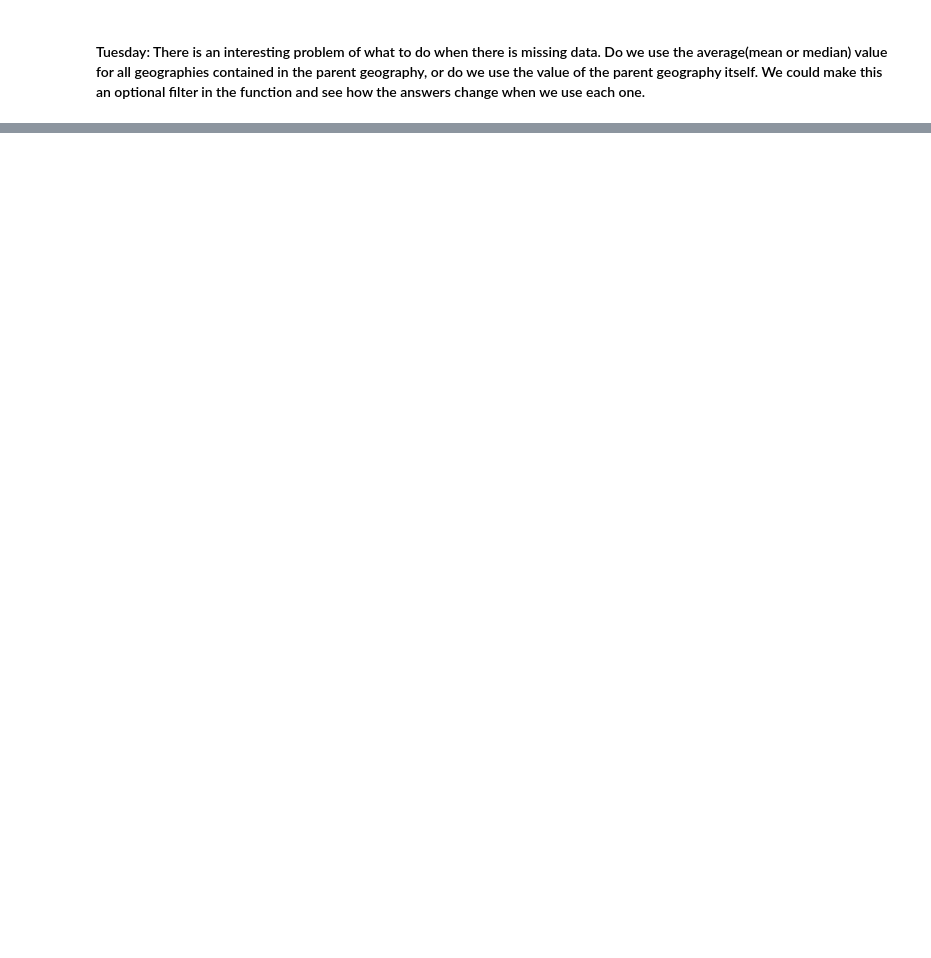
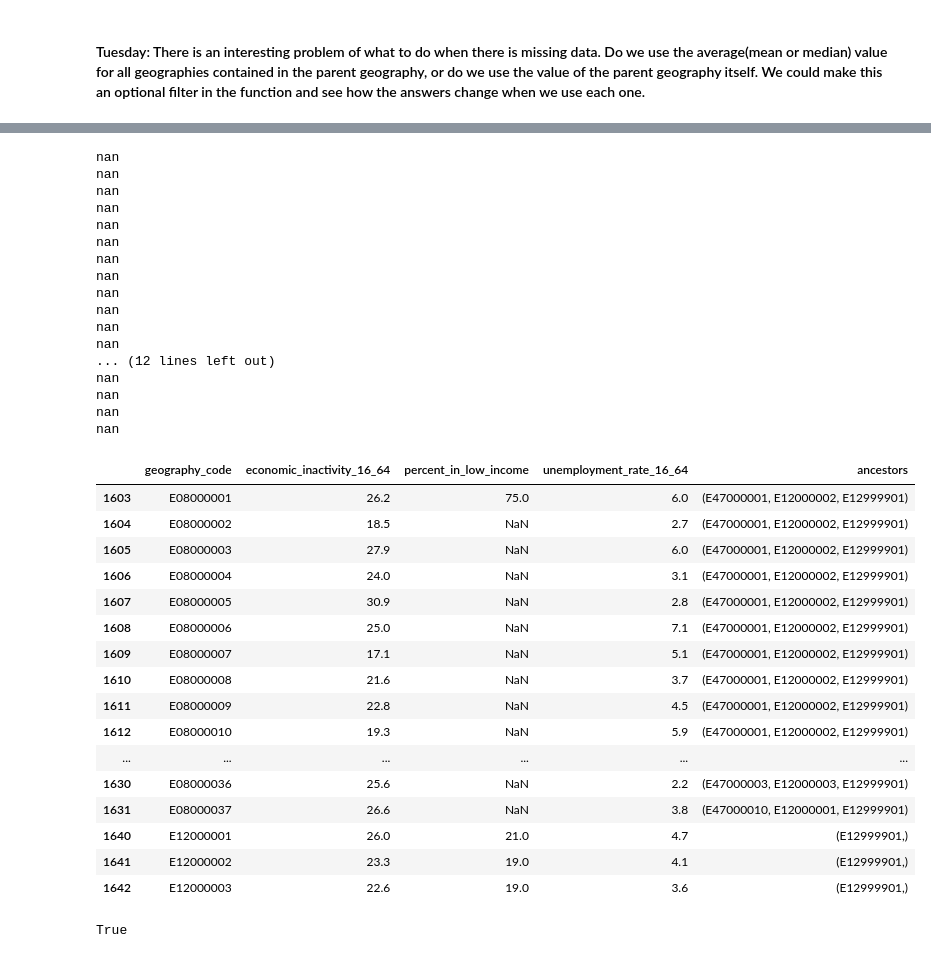
Before and after one commit to open-innovations/jrf-insight, a Jupyter notebook: playground/modelling/economic_insecurity.ipynb, the cells around one changed output, grey strips where cells are left out. Cells and saved outputs as stored; diff of their text form; code cells hidden in the pictures; blank space fills up the shorter version.

```diff
--- a/playground/modelling/economic_insecurity.ipynb
+++ b/playground/modelling/economic_insecurity.ipynb
@@ -103,0 +157,61 @@ returned
+# %%
+data_copy2 = data.copy()
+data_copy2['ancestors'] = data_copy2['ancestors'].apply(tuple)
+for col in cols_to_norm:
+    #df = data.loc[f'{col}'].copy()
+    df_dropped = data_copy2.dropna(subset=[f'{col}'])
+    mean_avg = df_dropped.groupby("ancestors")[f'{col}'].mean(numeric_only=True).reset_index()
+    null_indices = data_copy2[data_copy2.isnull().any(axis=1)].index
+    null_ancestors = data_copy2[data_copy2.isnull().any(axis=1)]['ancestors']
+    for idx, null_value in zip(null_indices, null_ancestors):
+        #print(data_copy2.loc[idx, f'{col}'])
+        if pd.isna(data_copy2.loc[idx, f'{col}']):
+            print(data_copy2.loc[idx, f'{col}'])
+            #print(mean_avg.loc[mean_avg['ancestors'] == null_value])
+        #print(mean_avg)
+        #print(mean_avg.loc[mean_avg['ancestors']==null_ancestor, f'{col}'])
+        #data_copy2.loc[idx, f'{col}'] = mean_avg.loc[mean_avg['ancestors']==null_ancestor, f'{col}']
+
+    if col == 'percent_in_low_income':
+        break
+    #print(mean_avg)
+data_copy2
+# %% [output]
+nan
+nan
+nan
+nan
+nan
+nan
+nan
+nan
+nan
+nan
+nan
+nan
+... (12 lines left out)
+nan
+nan
+nan
+nan
+|  | geography_code | economic_inactivity_16_64 | percent_in_low_income | unemployment_rate_16_64 | ancestors |
+| 1603 | E08000001 | 26.2 | 75.0 | 6.0 | (E47000001, E12000002, E12999901) |
+| 1604 | E08000002 | 18.5 | NaN | 2.7 | (E47000001, E12000002, E12999901) |
+| 1605 | E08000003 | 27.9 | NaN | 6.0 | (E47000001, E12000002, E12999901) |
+| 1606 | E08000004 | 24.0 | NaN | 3.1 | (E47000001, E12000002, E12999901) |
+| 1607 | E08000005 | 30.9 | NaN | 2.8 | (E47000001, E12000002, E12999901) |
+| 1608 | E08000006 | 25.0 | NaN | 7.1 | (E47000001, E12000002, E12999901) |
+| 1609 | E08000007 | 17.1 | NaN | 5.1 | (E47000001, E12000002, E12999901) |
+| 1610 | E08000008 | 21.6 | NaN | 3.7 | (E47000001, E12000002, E12999901) |
+| 1611 | E08000009 | 22.8 | NaN | 4.5 | (E47000001, E12000002, E12999901) |
+| 1612 | E08000010 | 19.3 | NaN | 5.9 | (E47000001, E12000002, E12999901) |
+| ... | ... | ... | ... | ... | ... |
+| 1630 | E08000036 | 25.6 | NaN | 2.2 | (E47000003, E12000003, E12999901) |
+| 1631 | E08000037 | 26.6 | NaN | 3.8 | (E47000010, E12000001, E12999901) |
+| 1640 | E12000001 | 26.0 | 21.0 | 4.7 | (E12999901,) |
+| 1641 | E12000002 | 23.3 | 19.0 | 4.1 | (E12999901,) |
+| 1642 | E12000003 | 22.6 | 19.0 | 3.6 | (E12999901,) |
+# %%
+['1', '2', '3'] == ['1', '2', '3']
+# %% [output]
+True
```
Also changed, not shown: parts of 6 cells of this notebook, 6 other files.
